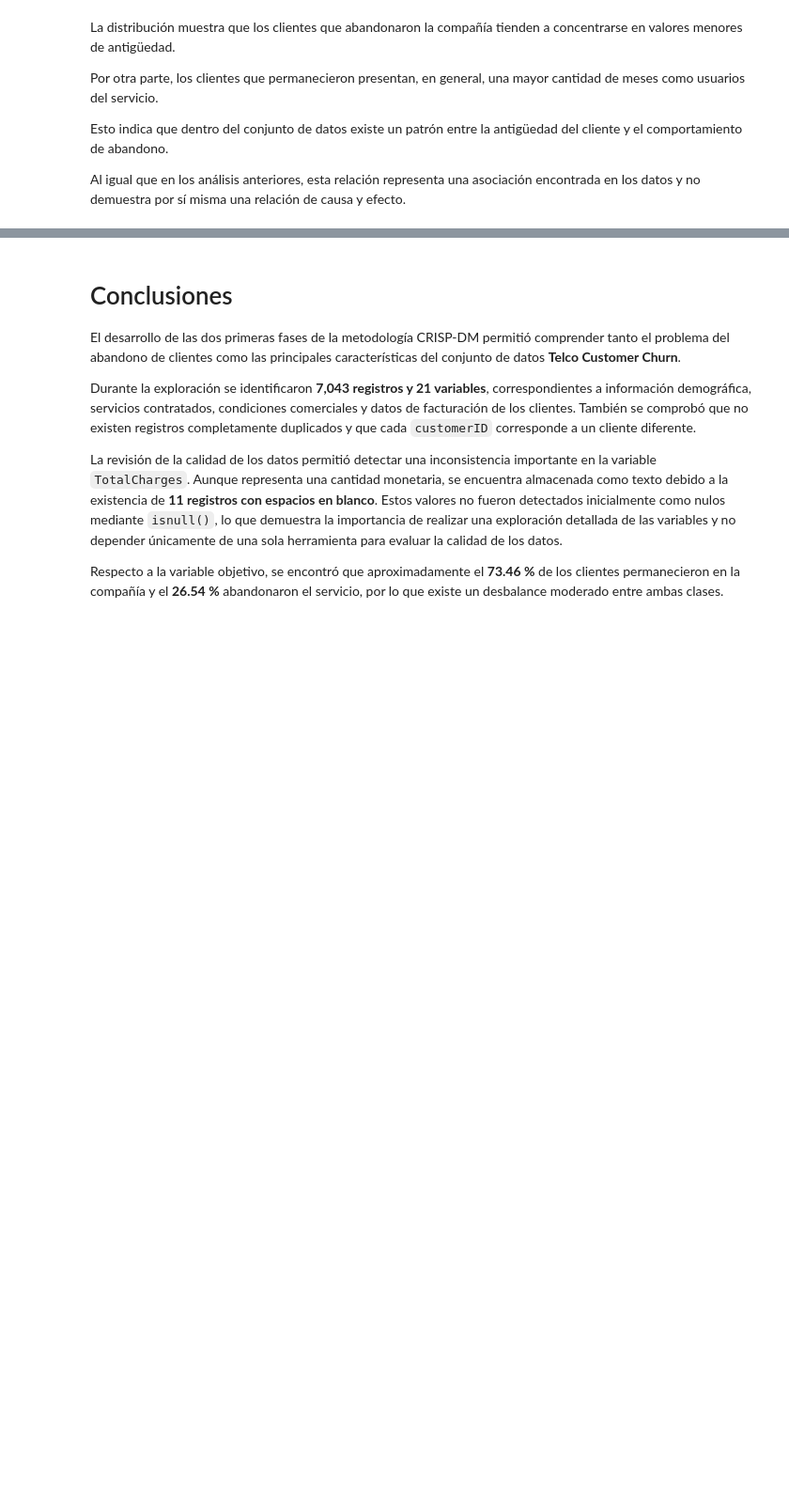
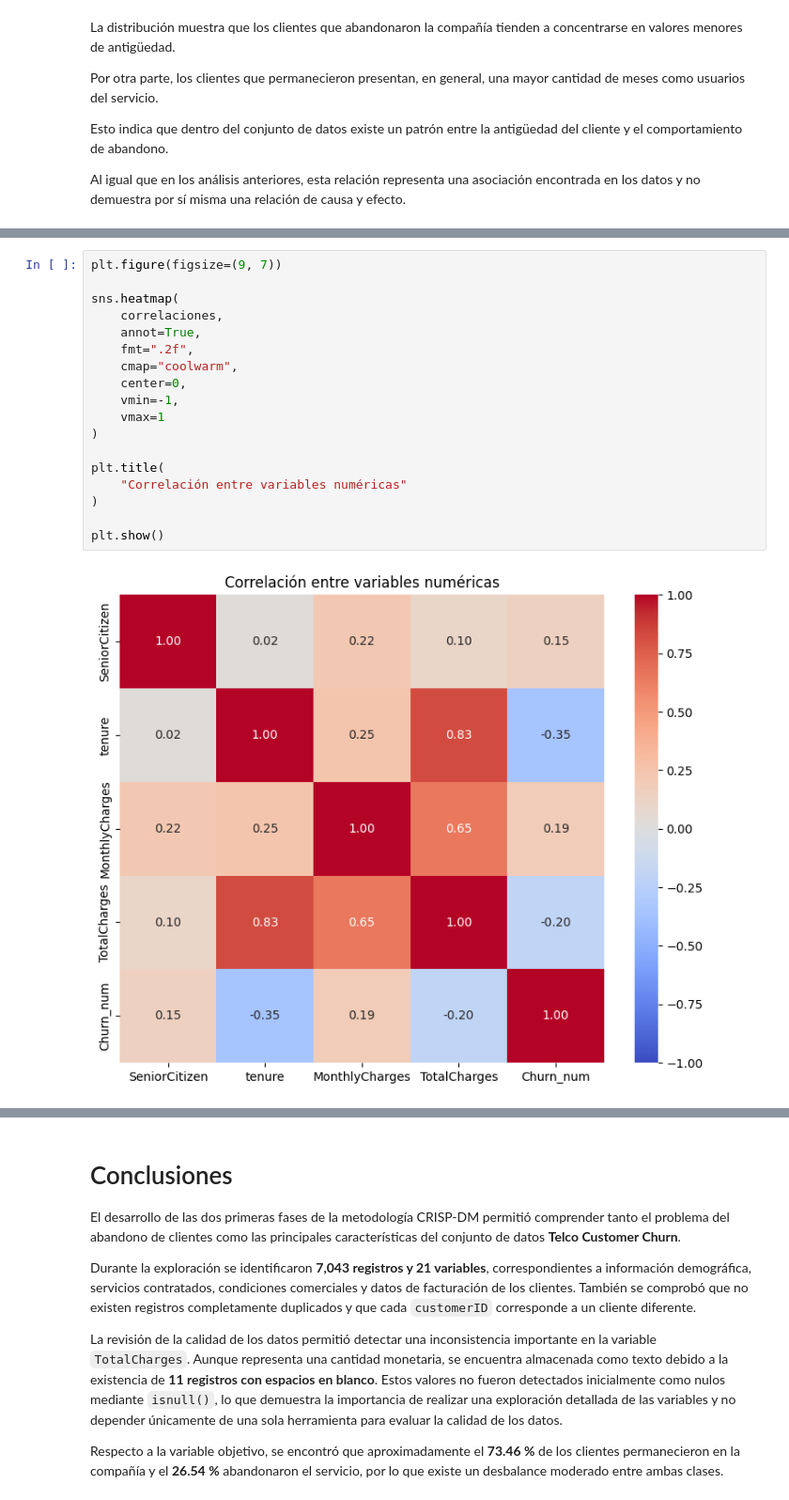
Before and after one commit to DalilaGallegos/Portafolio-Diplomado-en-Python-Gallegos-Jimenez-Yajaira-Dalila, a Jupyter notebook: 01_Analisis_Exploratorio.ipynb, the cells around one changed output, grey strips where cells are left out. Shown at 94% size. Saved outputs shown, nothing was run; the diff lists cells and outputs as text; blank space fills up the shorter version.

```diff
--- a/01_Analisis_Exploratorio.ipynb
+++ b/01_Analisis_Exploratorio.ipynb
@@ -556,0 +672,20 @@ Al igual que en los análisis anteriores, esta relación representa una asociaci
+# %%
+plt.figure(figsize=(9, 7))
+
+sns.heatmap(
+    correlaciones,
+    annot=True,
+    fmt=".2f",
+    cmap="coolwarm",
+    center=0,
+    vmin=-1,
+    vmax=1
+)
+
+plt.title(
+    "Correlación entre variables numéricas"
+)
+
+plt.show()
+# %% [output]
+[figure, added]
```
Also changed, not shown: parts of 10 cells of this notebook.
